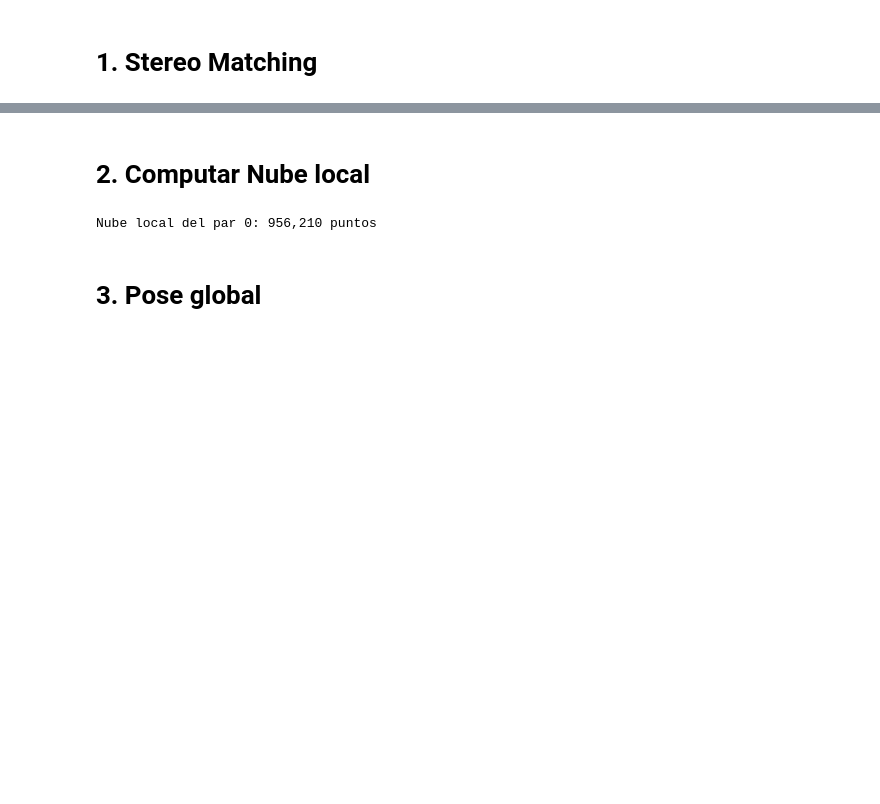
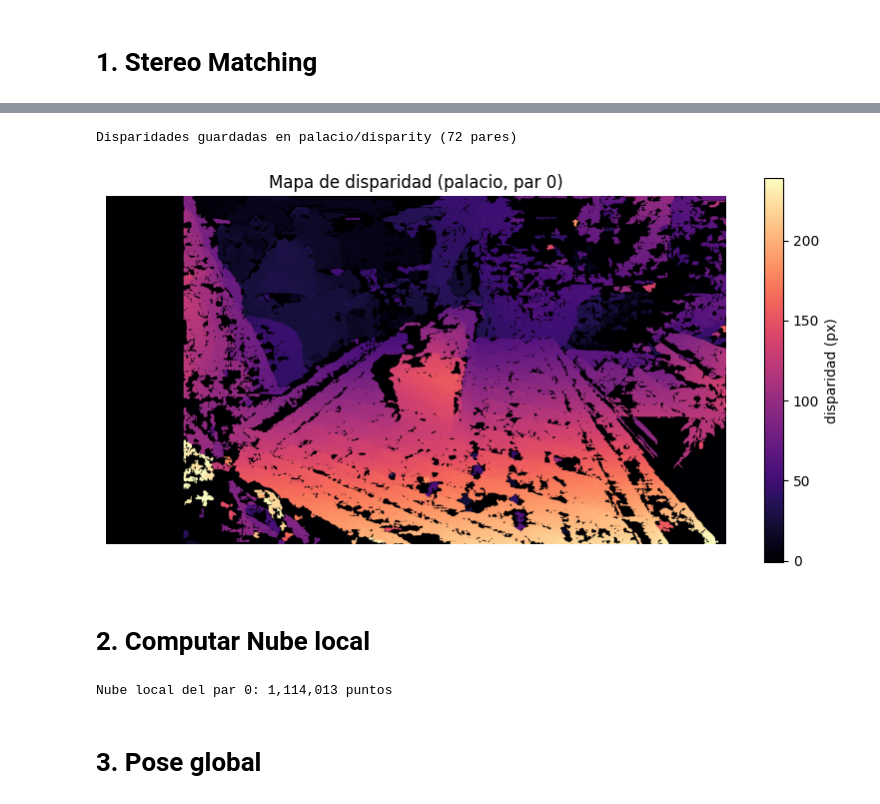
Before and after one commit to catahirsch/Vision-Artificial-TP2, a Jupyter notebook: notebooks/02_reconstruction.ipynb, the cells around one changed output, grey strips where cells are left out. Drawn from its saved outputs; the diff is of its cells as text; code cells hidden in the pictures; blank space fills up the shorter version.

```diff
--- a/notebooks/02_reconstruction.ipynb
+++ b/notebooks/02_reconstruction.ipynb
@@ -127,14 +43,63 @@ Disparidades guardadas en ../data/processed/palacio/disparity/ (72 pares)
+# %%
+# Mapas exportados por el notebook 01.
+dataset_name = "palacio"
+dataset_dir = ROOT_DIR / "data/raw" / dataset_name
+dataset_output_dir = PROCESSED_DIR / dataset_name
+disparity_dir = dataset_output_dir / "disparity"
+disparity_dir.mkdir(parents=True, exist_ok=True)
+
+with (CALIBRATION_DIR / "stereo_maps.pkl").open("rb") as stream:
+    maps = pickle.load(stream)
+left_rectification_map_x = np.asarray(maps["left_map_x"])
+left_rectification_map_y = np.asarray(maps["left_map_y"])
+right_rectification_map_x = np.asarray(maps["right_map_x"])
+right_rectification_map_y = np.asarray(maps["right_map_y"])
+# %%
+left_by_index = indexed_images(dataset_dir, "left")
+right_by_index = indexed_images(dataset_dir, "right")
+pair_ids = sorted(left_by_index)
+images_left = [str(left_by_index[index]) for index in pair_ids]
+images_right = [str(right_by_index[index]) for index in pair_ids]
+# %%
+block_size = 11
+min_disparity, num_disparities = 0, 240
+stereo = create_stereo_matcher(
+    min_disparity=min_disparity,
+    num_disparities=num_disparities,
+    block_size=block_size,
+)
+compute_disparities(
+    images_left,
+    images_right,
+    stereo,
+    left_rectification_map_x,
+    left_rectification_map_y,
+    right_rectification_map_x,
+    right_rectification_map_y,
+    str(disparity_dir),
+)
+print(
+    f"Disparidades guardadas en {disparity_dir.relative_to(PROCESSED_DIR)} ({len(pair_ids)} pares)"
+)
+
+disparity_example = np.load(disparity_dir / "disp_0.npy")
+show_disparity(
+    disparity_example,
+    title=f"Mapa de disparidad ({dataset_name}, par 0)",
+    save_path=REPORT_IMAGES_DIR / f"disparidad_{dataset_name}.png",
+)
+# %% [output]
+Disparidades guardadas en palacio/disparity (72 pares)
+[figure, added]
 # %% [markdown]
 # 2. Computar Nube local
 # %%
-# --- 2. Nube local: ejemplo de nube de puntos de un par ---
-# La función construir_nube_local vive en src/reconstruction.py
-Q = np.array(maps['Q'])              # matriz de reproyección (de la rectificación)
-Z_MIN, Z_MAX = 100.0, 2000.0         # rango de profundidad válido en mm
+Q = np.asarray(maps["Q"])
+Z_MIN, Z_MAX = 100.0, 2000.0
 
-disparity_0 = np.load(f"../data/processed/{dataset_name}/disparity/disp_0.npy")
+disparity_0 = np.load(disparity_dir / "disp_0.npy")
 point_cloud_0 = build_local_point_cloud(
-    f"../data/raw/{dataset_name}/left_0.jpg",
+    str(left_by_index[0]),
     disparity_0,
     Q,
     left_rectification_map_x,
@@ -146,7 +111,7 @@ point_cloud_0 = build_local_point_cloud(
 print(f"Nube local del par 0: {len(point_cloud_0.points):,} puntos")
 show_geometries([point_cloud_0], title=f"Nube local - par 0 ({dataset_name})")
 # %% [output]
-Nube local del par 0: 956,210 puntos
+Nube local del par 0: 1,114,013 puntos
 # %% [markdown]
 # 3. Pose global
 # %%
```
Also changed, not shown: parts of 4 cells of this notebook, 29 other files.
